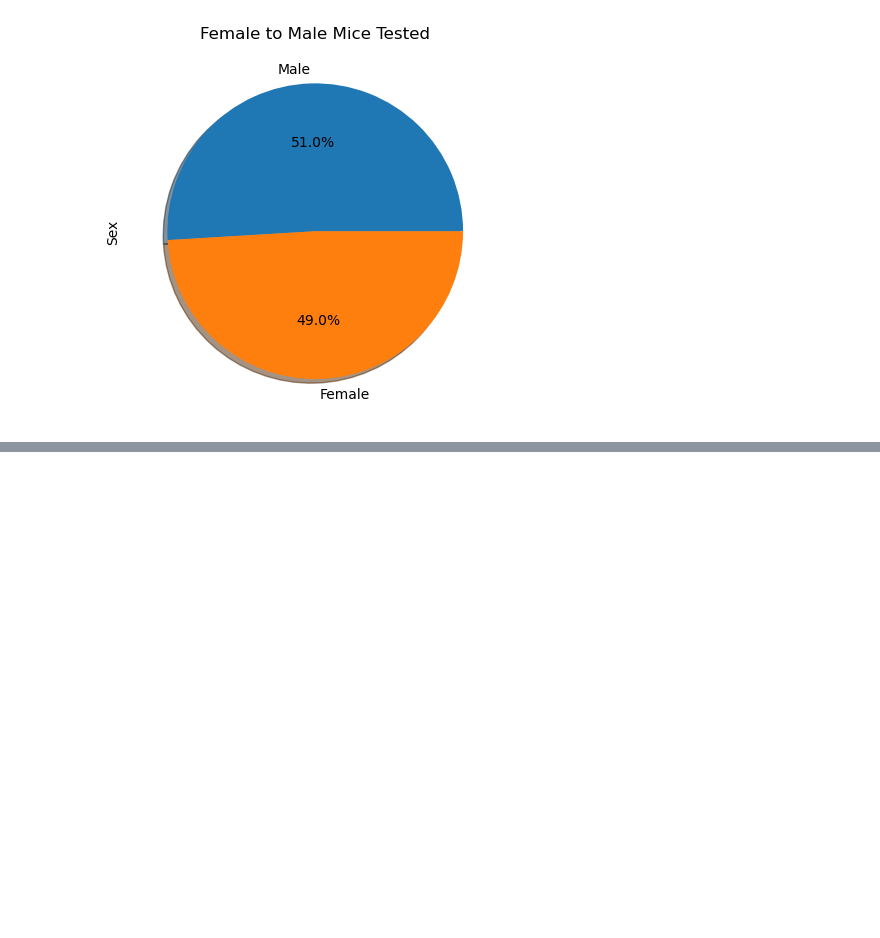
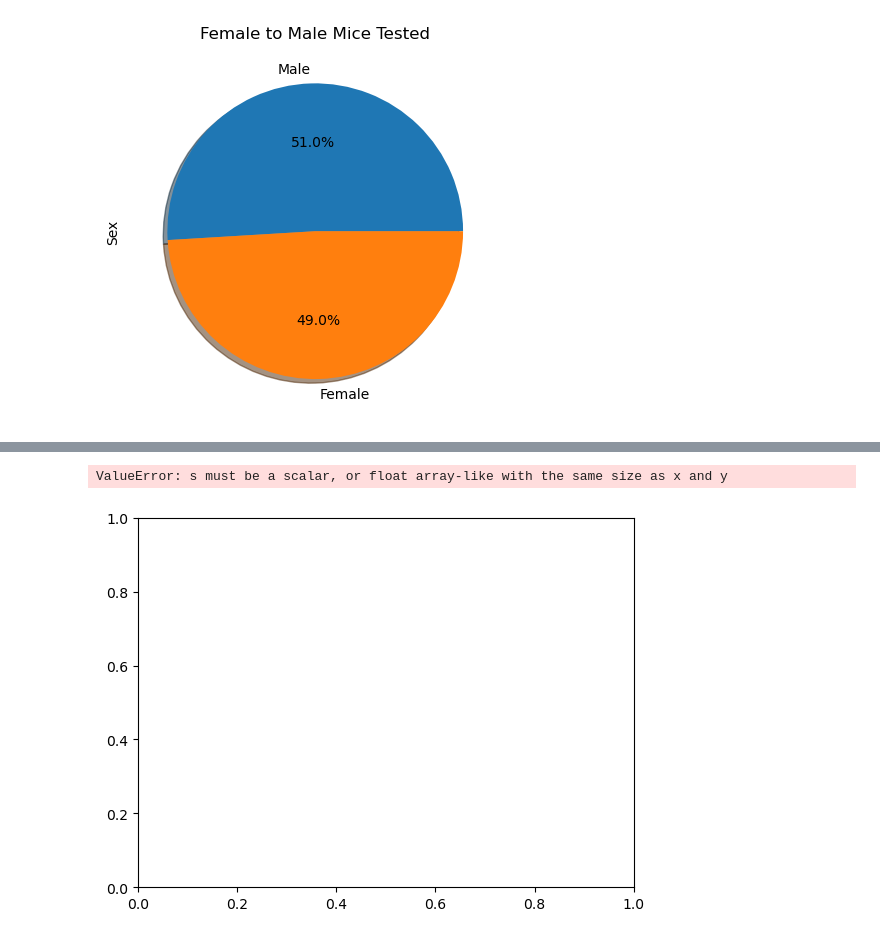
Before and after one commit to Jwarner1027/matplotlib-challenge, a Jupyter notebook: Pymaceuticals.ipynb, the cells around one changed output, grey strips where cells are left out. Cells and saved outputs as stored; diff of their text form; code cells hidden in the pictures; blank space fills up the shorter version.

```diff
--- a/Pymaceuticals.ipynb
+++ b/Pymaceuticals.ipynb
@@ -242,0 +261,10 @@ plt.scatter
+# %%
+x_values = capomulin_grouped['Weight (g)']
+y_values = capomulin_grouped['Tumor Volume (mm3)']
+(slope, intercept, rvalue, pvalue, stderr) = stats.linregress(x_values, y_values)
+fit = slope * x_values + intercept
+plt.scatter(x_values, y_values)
+plt.plot()
+# %% [output]
+ValueError: s must be a scalar, or float array-like with the same size as x and y
+[figure, added]
```
Also changed, not shown: parts of 16 cells of this notebook.
